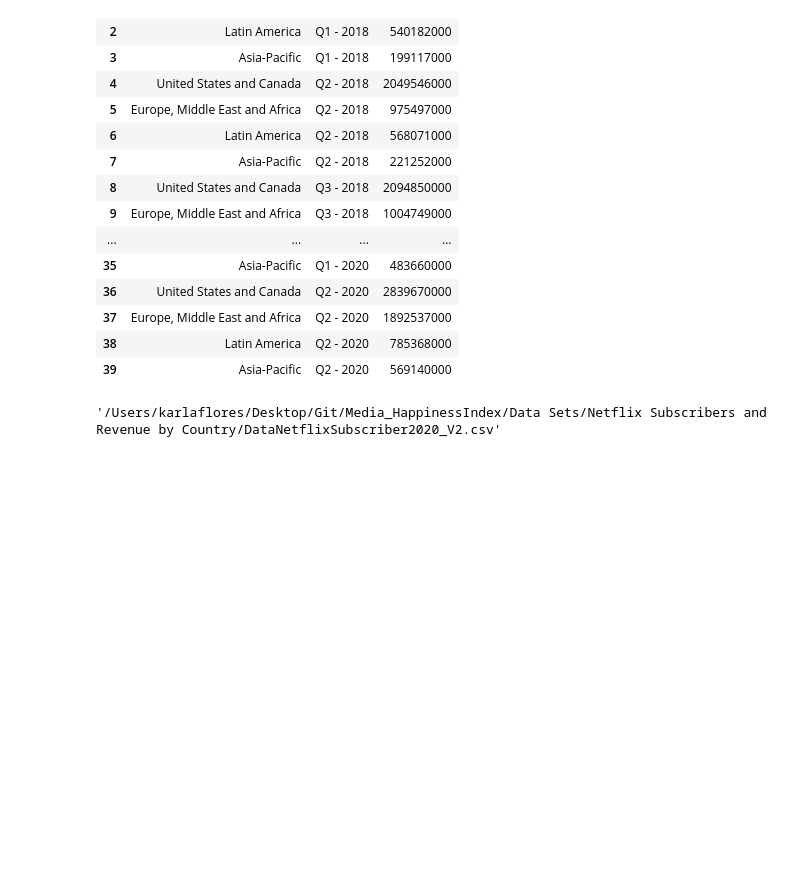
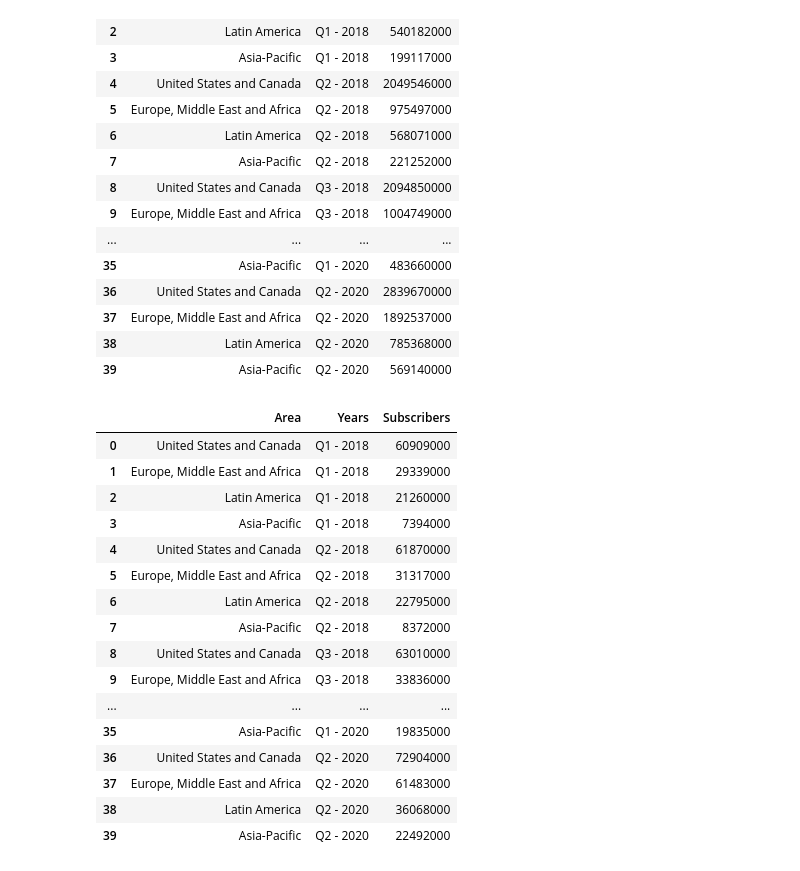
Before and after one commit to adamholcomb/Python-Media-Happiness-Analysis, a Jupyter notebook: HappinessIndex.ipynb, the cells around one changed output. Cells and saved outputs as stored; diff of their text form; code cells hidden in the pictures; blank space fills up the shorter version.

Commit message:
Netflix Revenue Country

```diff
--- a/HappinessIndex.ipynb
+++ b/HappinessIndex.ipynb
@@ -43,8 +43,24 @@ netflix_subscribers_country
 # %%
 # File to Load
 file_to_load_three = '/Users/karlaflores/Desktop/Git/Media_HappinessIndex/Data Sets/Netflix Subscribers and Revenue by Country/DataNetflixSubscriber2020_V2.csv'
-netflix_metacritic = pd.read_csv(file_to_load_three)
+netflix_subscribers_revenue = pd.read_csv(file_to_load_three)
-# %%
-file_to_load_three
-# %% [output]
-'/Users/karlaflores/Desktop/Git/Media_HappinessIndex/Data Sets/Netflix Subscribers and Revenue by Country/DataNetflixSubscriber2020_V2.csv'
+# %%
+netflix_subscribers_revenue
+# %% [output]
+|  | Area | Years | Subscribers |
+| 0 | United States and Canada | Q1 - 2018 | 60909000 |
+| 1 | Europe, Middle East and Africa | Q1 - 2018 | 29339000 |
+| 2 | Latin America | Q1 - 2018 | 21260000 |
+| 3 | Asia-Pacific | Q1 - 2018 | 7394000 |
+| 4 | United States and Canada | Q2 - 2018 | 61870000 |
+| 5 | Europe, Middle East and Africa | Q2 - 2018 | 31317000 |
+| 6 | Latin America | Q2 - 2018 | 22795000 |
+| 7 | Asia-Pacific | Q2 - 2018 | 8372000 |
+| 8 | United States and Canada | Q3 - 2018 | 63010000 |
+| 9 | Europe, Middle East and Africa | Q3 - 2018 | 33836000 |
+| ... | ... | ... | ... |
+| 35 | Asia-Pacific | Q1 - 2020 | 19835000 |
+| 36 | United States and Canada | Q2 - 2020 | 72904000 |
+| 37 | Europe, Middle East and Africa | Q2 - 2020 | 61483000 |
+| 38 | Latin America | Q2 - 2020 | 36068000 |
+| 39 | Asia-Pacific | Q2 - 2020 | 22492000 |
```
Also changed, not shown: parts of 2 cells of this notebook.
